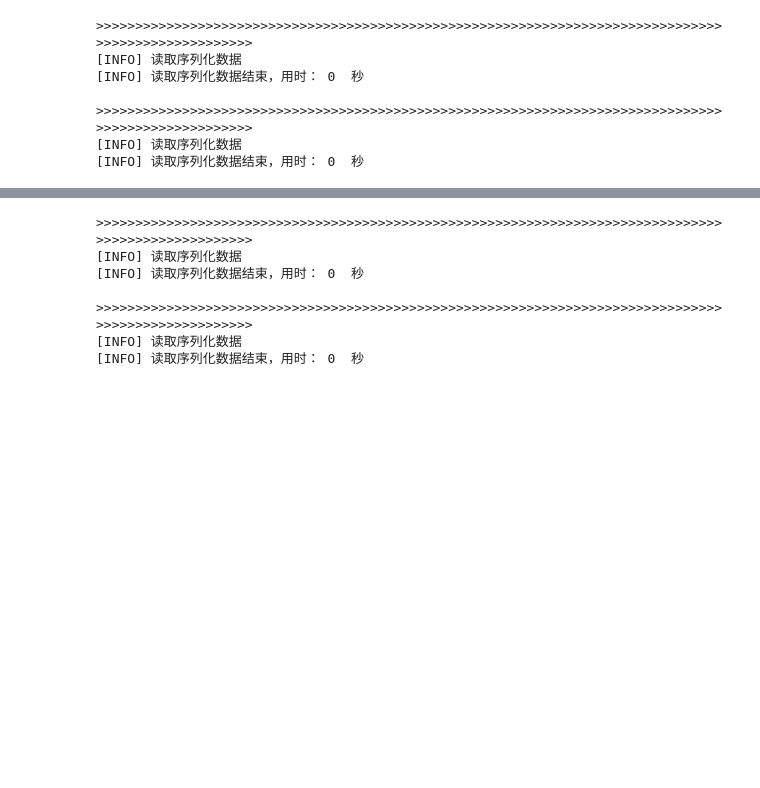
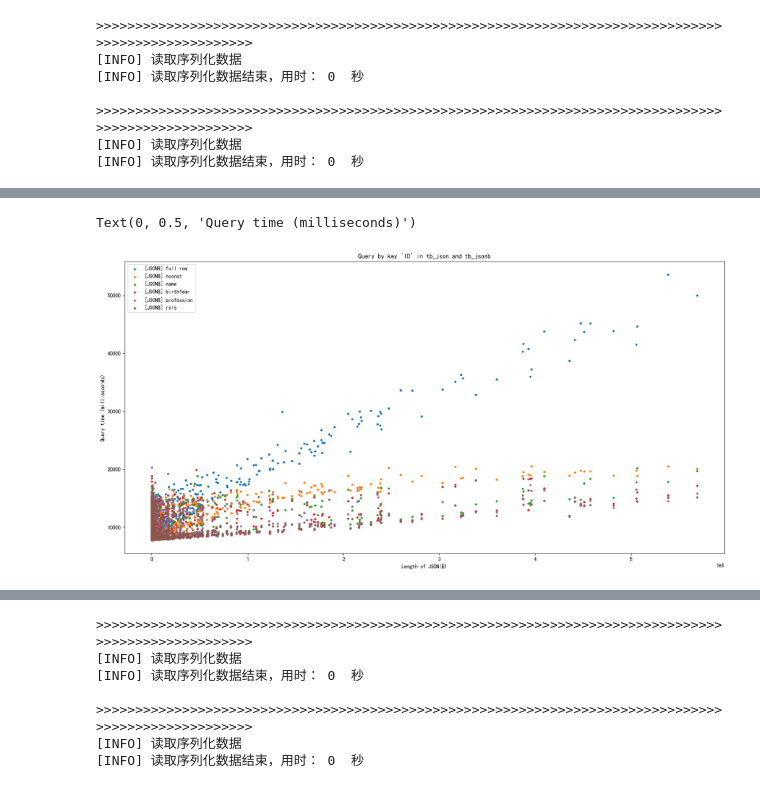
Before and after one commit to NekoSilverFox/PostgreSQL-SPbSTU, a Jupyter notebook: lab3.2/图像绘制/图像绘制.ipynb, the cells around one changed output, grey strips where cells are left out. Cells and saved outputs as stored; diff of their text form; code cells hidden in the pictures; blank space fills up the shorter version.

```diff
--- a/lab3.2/图像绘制/图像绘制.ipynb
+++ b/lab3.2/图像绘制/图像绘制.ipynb
@@ -160,3 +223,38 @@ jsonb_id.reset_index(inplace=True)
+# %%
+plt.figure(figsize=(20, 10), dpi=100)
+
+plt.scatter(x=jsonb_id['len_row'].values,
+            y=jsonb_id['full_ms'].values,
+            s=10,
+            label='[JSONB] full row')
+plt.scatter(x=jsonb_id['len_row'].values,
+            y=jsonb_id['nconst_ms'].values,
+            s=10,
+            label='[JSONB] nconst')
+plt.scatter(x=jsonb_id['len_row'].values,
+            y=jsonb_id['name_ms'].values,
+            s=10,
+            label='[JSONB] name')
+plt.scatter(x=jsonb_id['len_row'].values,
+            y=jsonb_id['birthYear_ms'].values,
+            s=10,
+            label='[JSONB] birthYear')
+plt.scatter(x=jsonb_id['len_row'].values,
+            y=jsonb_id['profession_ms'].values,
+            s=10,
+            label='[JSONB] profession')
+plt.scatter(x=jsonb_id['len_row'].values,
+            y=jsonb_id['rols_ms'].values,
+            s=10,
+            label='[JSONB] rols')
+
+plt.legend()
+plt.title('Query by key `ID` in tb_json and tb_jsonb')
+plt.xlabel('Length of JSON(B)')
+plt.ylabel('Query time (milliseconds)')
+# %% [output]
+Text(0, 0.5, 'Query time (milliseconds)')
+[figure, added]
 # %%
 plt.figure(figsize=(20, 10), dpi=100)
 plt.scatter(x=json_id['len_row'].values,
```
Also changed, not shown: parts of 19 cells of this notebook, 38 other files.
